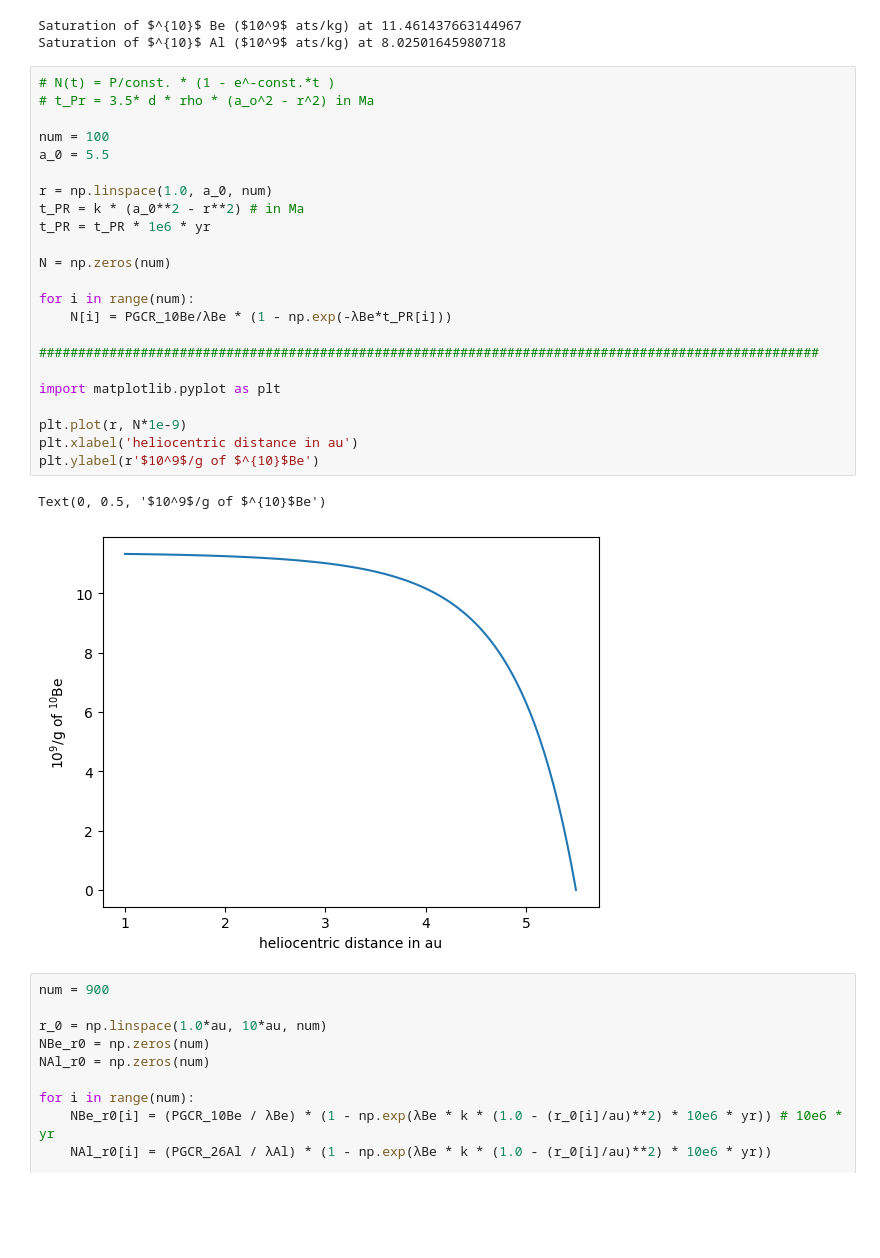
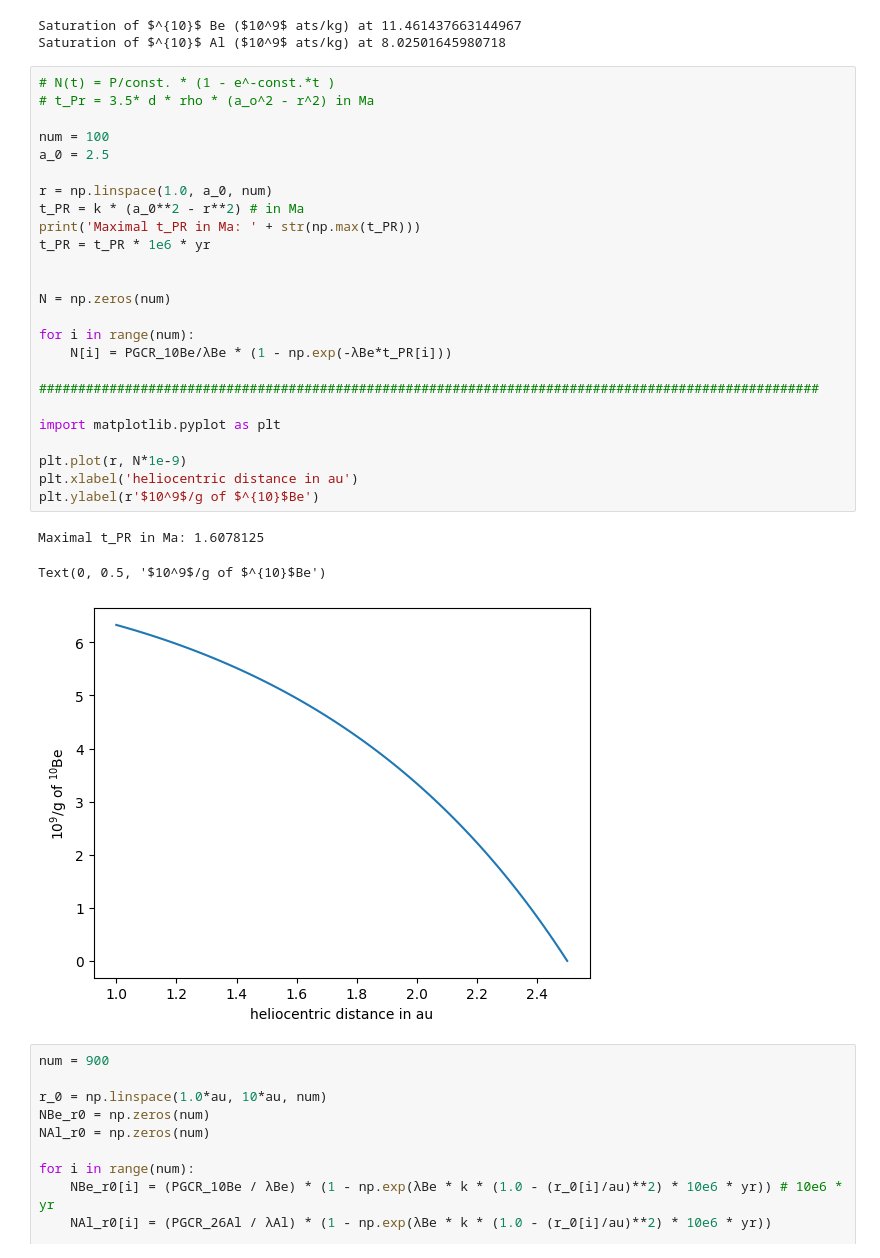
Before and after one commit to crlfnsk/NoCRATER, a Jupyter notebook: analysis.ipynb, the cells around one changed output. Drawn from its saved outputs; the diff is of its cells as text; blank space fills up the shorter version.

```diff
--- a/analysis.ipynb
+++ b/analysis.ipynb
@@ -40,29 +33,32 @@ Saturation of $^{10}$ Al ($10^9$ ats/kg) at 8.02501645980718
 # %%
 # N(t) = P/const. * (1 - e^-const.*t )
 # t_Pr = 3.5* d * rho * (a_o^2 - r^2) in Ma
 
 num = 100
-a_0 = 5.5
+a_0 = 2.5
 
 r = np.linspace(1.0, a_0, num)
 t_PR = k * (a_0**2 - r**2) # in Ma
+print('Maximal t_PR in Ma: ' + str(np.max(t_PR)))
 t_PR = t_PR * 1e6 * yr
+
 
 N = np.zeros(num)
 
 for i in range(num):
     N[i] = PGCR_10Be/λBe * (1 - np.exp(-λBe*t_PR[i]))
 
 ####################################################################################################
 
 import matplotlib.pyplot as plt
 
 plt.plot(r, N*1e-9)
 plt.xlabel('heliocentric distance in au')
 plt.ylabel(r'$10^9$/g of $^{10}$Be')
 # %% [output]
-Text(0, 0.5, '$10^9$/g of $^{10}$Be')
+Maximal t_PR in Ma: 1.6078125
+Text(0, 0.5, '$10^9$/g of $^{10}$Be')
-[figure, old version]
+[figure, new version]
 # %%
 num = 900
 
```
Also changed, not shown: parts of 1 cell of this notebook, 4 other files.
